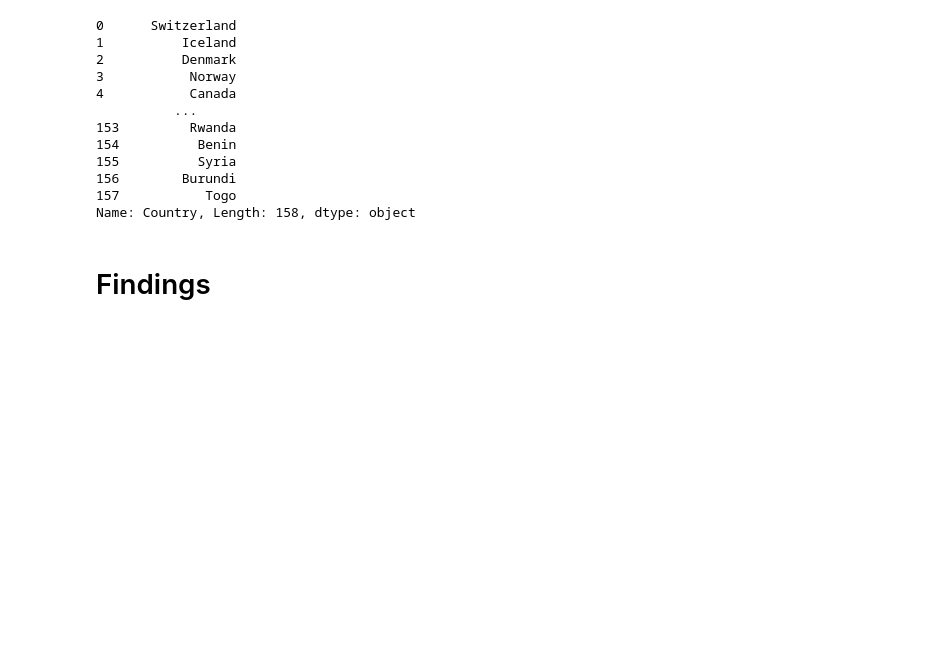
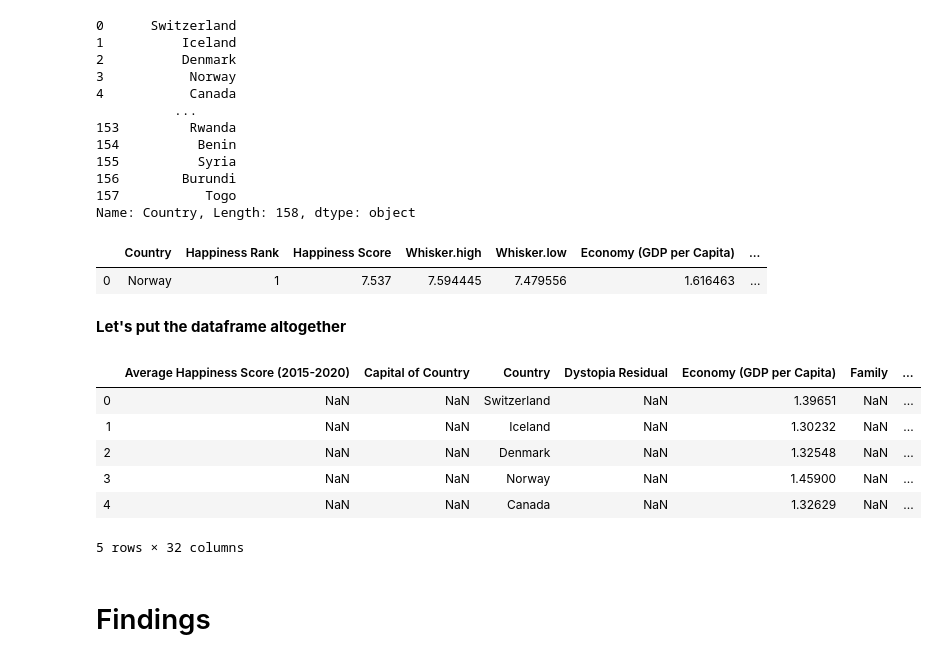
Before and after one commit to AlyBoolani/WorldHappinessReport, a Jupyter notebook: World Happiness Report Analysis.ipynb, the cells around one changed output. Cells and saved outputs as stored; diff of their text form; code cells hidden in the pictures; blank space fills up the shorter version.

```diff
--- a/World Happiness Report Analysis.ipynb
+++ b/World Happiness Report Analysis.ipynb
@@ -876,3 +847,8 @@ def display_side_by_side(*args):
     for df in args:
         html_str+=df.to_html()
     display_html(html_str.replace('table','table style="display:inline"'),raw=True)
+# %%
+Year_2017.head(1)
+# %% [output]
+|  | Country | Happiness Rank | Happiness Score | Whisker.high | Whisker.low | Economy (GDP per Capita) | ... |
+| 0 | Norway | 1 | 7.537 | 7.594445 | 7.479556 | 1.616463 | ... |
@@ -878,0 +913,32 @@ def display_side_by_side(*args):
+# %% [markdown]
+**Let's put the dataframe altogether**
+# %%
+# Creating a DataFrame for
+combined_df = pd.DataFrame(columns = ['Country', 'Capital of Country', 'Region', 'Latitude', 'Longitude',
+                                      'Happiness Rank_2015', 'Happiness Score_2015', 'Average Happiness Score (2015-2020)',
+                                      'Happiness Rank_2016', 'Happiness Score_2016',
+                                      'Happiness Rank_2017', 'Happiness Score_2017',
+                                      'Happiness Rank_2018', 'Happiness Score_2018',
+                                      'Happiness Rank_2019', 'Happiness Score_2019',
+                                      'Happiness Rank_2020', 'Happiness Score_2020',
+                                      'Standard Error', 'Social Support', 'Lower Confidence Interval',
+                                      'Upper Confidence Interval', 'Upper Whisker','Lower Whisker',
+                                      'Economy (GDP per Capita)', 'Family', 'Health / Life Expectancy',
+                                      'Freedom to make choices',
+                                      'Trust in Government Entities',
+                                      'Generosity', 'Dystopia Residual'])
+
+dataframes = [Year_2015]
+for data in dataframes:
+    combined_df = combined_df.append(data[['Country', 'Region', 'Happiness Score', 'Economy (GDP per Capita)',
+                                           'Health (Life Expectancy)']], ignore_index = 'True')
+
+combined_df.head()
+# %% [output]
+|  | Average Happiness Score (2015-2020) | Capital of Country | Country | Dystopia Residual | Economy (GDP per Capita) | Family | ... |
+| 0 | NaN | NaN | Switzerland | NaN | 1.39651 | NaN | ... |
+| 1 | NaN | NaN | Iceland | NaN | 1.30232 | NaN | ... |
+| 2 | NaN | NaN | Denmark | NaN | 1.32548 | NaN | ... |
+| 3 | NaN | NaN | Norway | NaN | 1.45900 | NaN | ... |
+| 4 | NaN | NaN | Canada | NaN | 1.32629 | NaN | ... |
+5 rows × 32 columns
```
Also changed, not shown: parts of 7 cells of this notebook.
